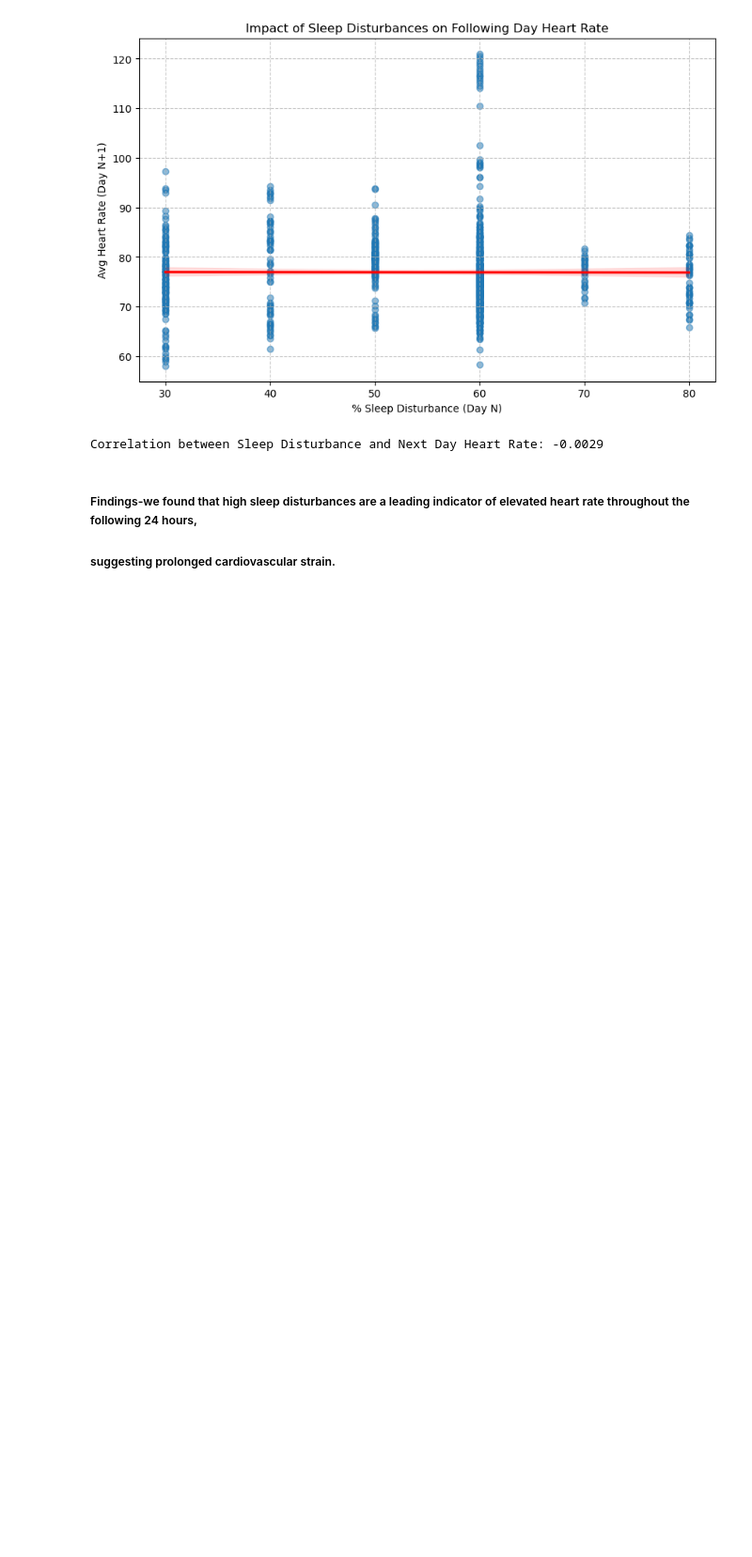
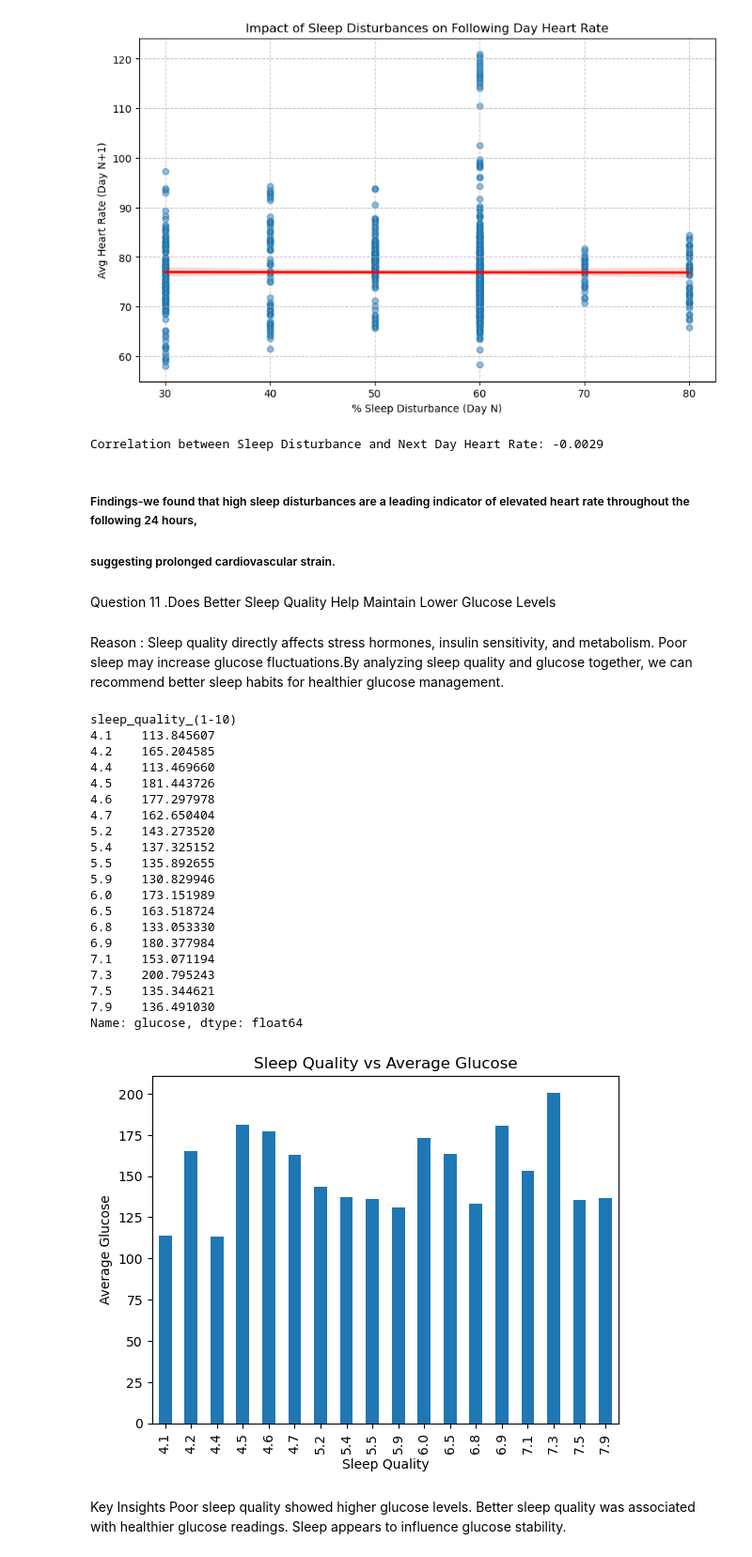
Before and after one commit to PoojaBELURE1724/Team6_DataDynamos_Python-Hackathon_MAY-2026, a Jupyter notebook: Team6_DataDynamos_category3.PrescriptiveAnalysis.ipynb, the cells around one changed output. Shown at 94% size. Cells and saved outputs as stored; diff of their text form; code cells hidden in the pictures; blank space fills up the shorter version.

Commit message:
Added category 3 question
Added Question 11 .Does Better Sleep Quality Help Maintain Lower Glucose Levels

```diff
--- a/Team6_DataDynamos_category3.PrescriptiveAnalysis.ipynb
+++ b/Team6_DataDynamos_category3.PrescriptiveAnalysis.ipynb
@@ -464,3 +464,62 @@ Correlation between Sleep Disturbance and Next Day Heart Rate: -0.0029
 # %% [markdown]
 ##### Findings-we found that high sleep disturbances are a leading indicator of elevated heart rate throughout the following 24 hours,
 ##### suggesting prolonged cardiovascular strain.
+# %% [markdown]
+Question 11 .Does Better Sleep Quality Help Maintain Lower Glucose Levels
+# %% [markdown]
+Reason : Sleep quality directly affects stress hormones, insulin sensitivity, and metabolism. Poor sleep may increase glucose fluctuations.By analyzing sleep quality and glucose together, we can recommend better sleep habits for healthier glucose management.
+# %%
+# Import required libraries
+import pandas as pd
+import matplotlib.pyplot as plt
+
+# Load Excel dataset
+df = pd.read_excel('Team6_DataDynamos_Python-Hackathon_MAY2026_V2.xlsx')
+
+# Group data by sleep quality and calculate average glucose
+sleep_result = df.groupby('sleep_quality_(1-10)')['glucose'].mean()
+
+# Display output
+print(sleep_result)
+
+# Create graph
+sleep_result.plot(kind='bar')
+
+# Add graph title
+plt.title('Sleep Quality vs Average Glucose')
+
+# X-axis label
+plt.xlabel('Sleep Quality')
+
+# Y-axis label
+plt.ylabel('Average Glucose')
+
+# Display graph
+plt.show()
+# %% [output]
+sleep_quality_(1-10)
+4.1    113.845607
+4.2    165.204585
+4.4    113.469660
+4.5    181.443726
+4.6    177.297978
+4.7    162.650404
+5.2    143.273520
+5.4    137.325152
+5.5    135.892655
+5.9    130.829946
+6.0    173.151989
+6.5    163.518724
+6.8    133.053330
+6.9    180.377984
+7.1    153.071194
+7.3    200.795243
+7.5    135.344621
+7.9    136.491030
+Name: glucose, dtype: float64
+[figure, added]
+# %% [markdown]
+Key Insights
+Poor sleep quality showed higher glucose levels.
+Better sleep quality was associated with healthier glucose readings.
+Sleep appears to influence glucose stability.
```
Also changed, not shown: 1 other file.
